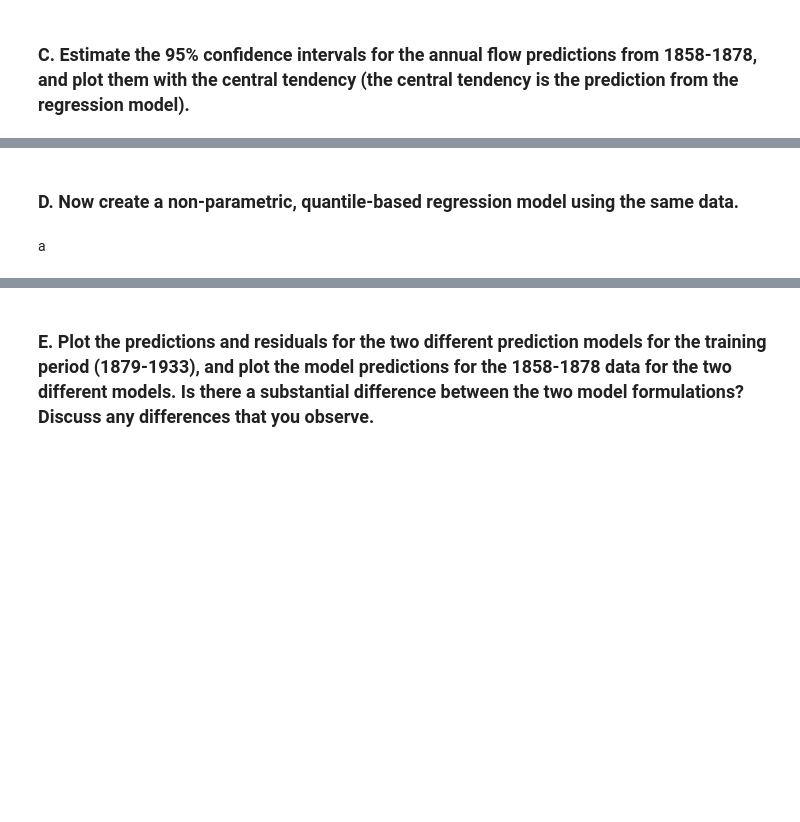
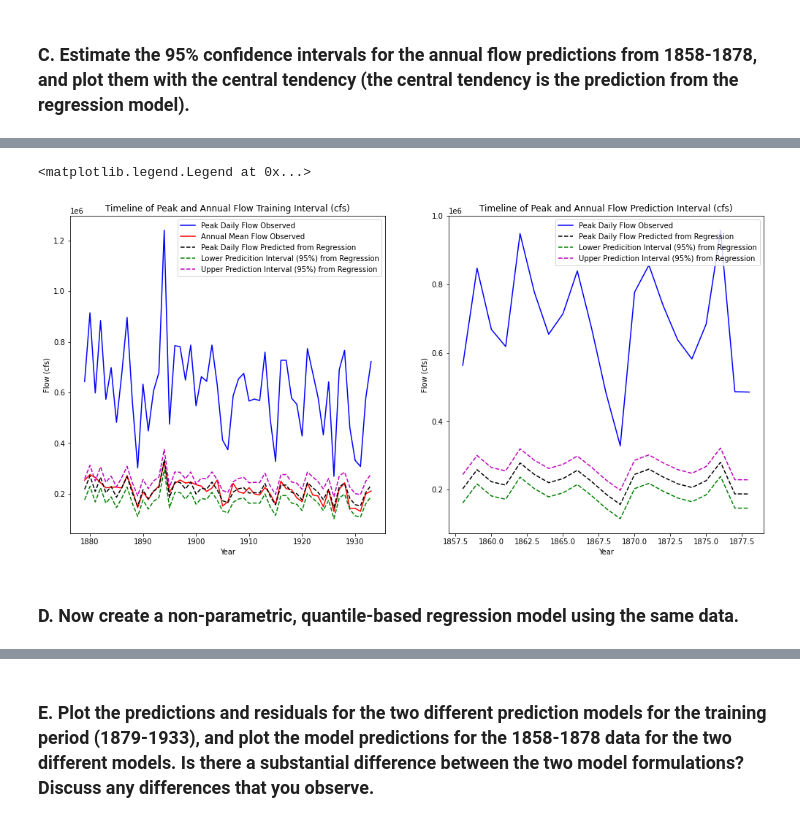
Before and after one commit to egagli/cewa565, a Jupyter notebook: homework/4/hw4.ipynb, the cells around one changed output, grey strips where cells are left out. Drawn from its saved outputs; the diff is of its cells as text; code cells hidden in the pictures; blank space fills up the shorter version.

```diff
--- a/homework/4/hw4.ipynb
+++ b/homework/4/hw4.ipynb
@@ -20,4 +171,41 @@ a
+# %%
+# pull out predictions during prediction interval
+annual_predicted = B0 + dalles_flow['Peak Daily (cfs)']*B1
+dalles_predict = dalles_flow_full[dalles_flow_full['Year'].between(1858,1878)]
+annual_predicted_1858 = B0 + dalles_predict['Peak Daily (cfs)']*B1
+x = dalles_predict['Peak Daily (cfs)']
+p_x = dalles_predict['Year']
+# %%
+# plot predictions
+# Original data:
+f,ax=plt.subplots(1,2,figsize=(17,8))
+ax[0].plot(dalles_flow['Year'],dalles_flow['Peak Daily (cfs)'],'b-', label='Peak Daily Flow Observed');
+ax[0].plot(dalles_flow['Year'],dalles_flow['Annual Mean (cfs)'],'r-', label='Annual Mean Flow Observed');
+
+# Predicted with linear regression between Slide Canyon and Blue Canyon
+ax[0].plot(dalles_flow['Year'],annual_predicted,'k--', label='Peak Daily Flow Predicted from Regression')
+ax[0].plot(dalles_flow['Year'],annual_predicted - t * sigma_ep,'g--', label='Lower Predicition Interval (95%) from Regression')
+ax[0].plot(dalles_flow['Year'],annual_predicted + t*sigma_ep,'m--', label='Upper Prediction Interval (95%) from Regression')
+
+ax[0].legend()
+ax[0].set_title('Timeline of Peak and Annual Flow Training Interval (cfs)')
+ax[0].set_xlabel('Year')
+ax[0].set_ylabel('Flow (cfs)');
+
+ax[1].set_title('Timeline of Peak and Annual Flow Prediction Interval (cfs)')
+ax[1].set_xlabel('Year')
+ax[1].set_ylabel('Flow (cfs)');
+
+ax[1].plot(dalles_predict['Year'],dalles_predict['Peak Daily (cfs)'],'b-', label='Peak Daily Flow Observed');
+#ax[1].plot(dalles_predict['Year'],dalles_predict['Annual Mean (cfs)'],'r-', label='Annual Mean Flow Observed');
+sigma_ep = np.sqrt( s**2 * (1 + 1/n + ( ( n*(p_x-x.mean())**2 ) / ( n*np.sum(x**2) - np.sum(x)**2 ) ) ) )
+ax[1].plot(dalles_predict['Year'],annual_predicted_1858,'k--', label='Peak Daily Flow Predicted from Regression')
+ax[1].plot(dalles_predict['Year'],annual_predicted_1858 - t*sigma_ep,'g--', label='Lower Predicition Interval (95%) from Regression')
+ax[1].plot(dalles_predict['Year'],annual_predicted_1858 + t*sigma_ep,'m--', label='Upper Prediction Interval (95%) from Regression')
+
+ax[1].legend()
+# %% [output]
+<matplotlib.legend.Legend at 0x...>
+[figure, added]
 # %% [markdown]
 ### D. Now create a non-parametric, quantile-based regression model using the same data.
-# %% [markdown]
-a
```
Also changed, not shown: parts of 46 cells of this notebook.
